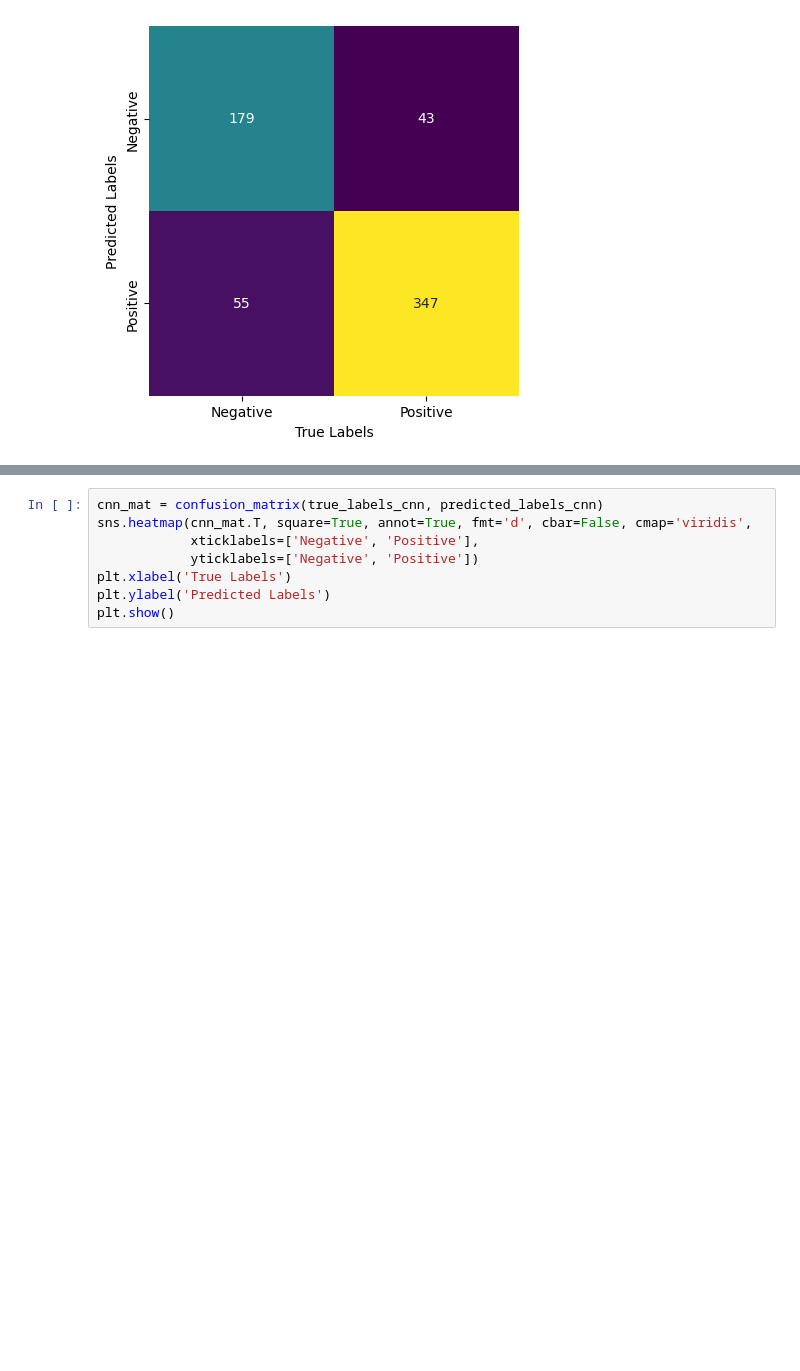
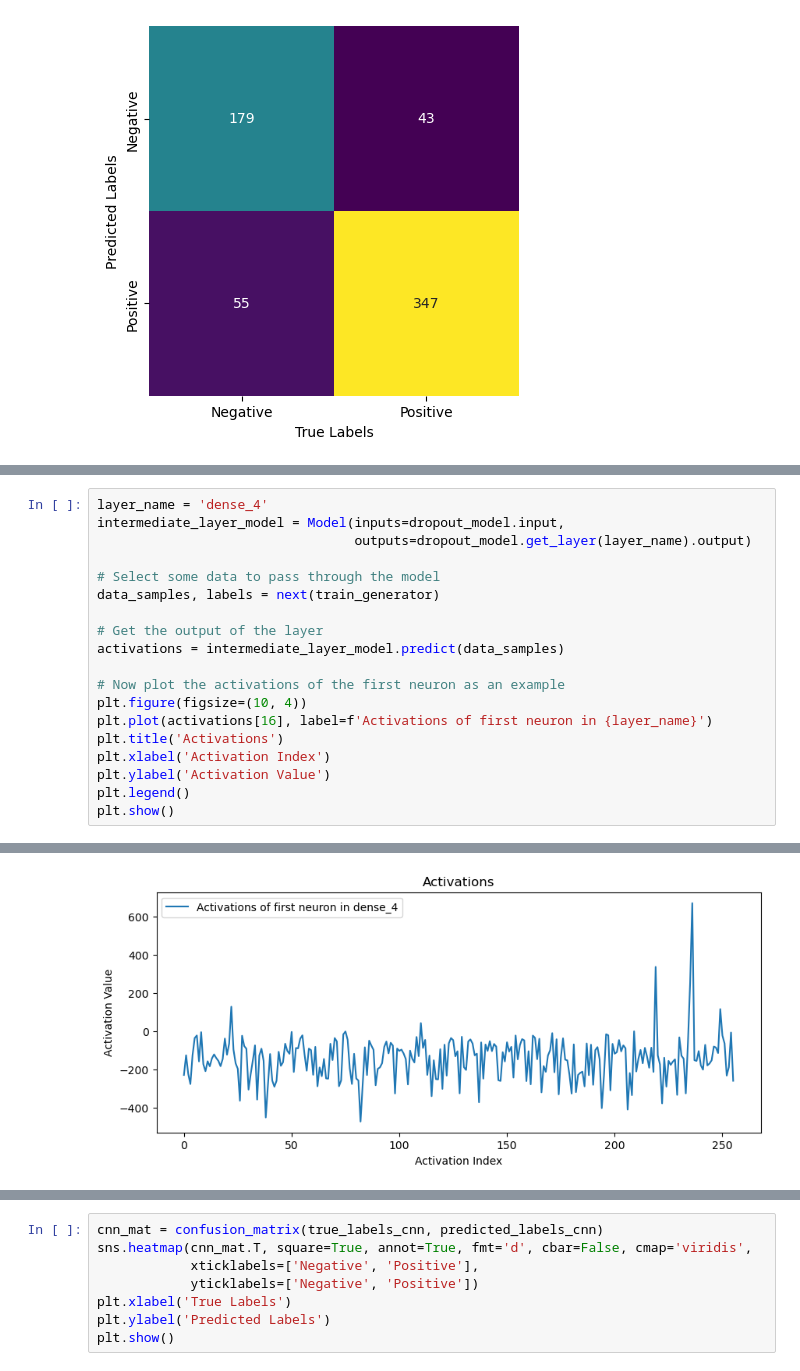
Before and after one commit to apell74/pediatric-pneumonia-deep-learning, a Jupyter notebook: phase-4-project.ipynb, the cells around one changed output, grey strips where cells are left out. Drawn from its saved outputs; the diff is of its cells as text; blank space fills up the shorter version.

```diff
--- a/phase-4-project.ipynb
+++ b/phase-4-project.ipynb
@@ -474,0 +511,20 @@ NameError: name 'baseline_model' is not defined
+# %%
+layer_name = 'dense_4'
+intermediate_layer_model = Model(inputs=dropout_model.input,
+                                 outputs=dropout_model.get_layer(layer_name).output)
+
+# Select some data to pass through the model
+data_samples, labels = next(train_generator)
+
+# Get the output of the layer
+activations = intermediate_layer_model.predict(data_samples)
+
+# Now plot the activations of the first neuron as an example
+plt.figure(figsize=(10, 4))
+plt.plot(activations[16], label=f'Activations of first neuron in {layer_name}')
+plt.title('Activations')
+plt.xlabel('Activation Index')
+plt.ylabel('Activation Value')
+plt.legend()
+plt.show()
+# %% [output]
@@ -474,0 +532 @@ NameError: name 'baseline_model' is not defined
+[figure, added]
```
Also changed, not shown: parts of 38 cells of this notebook.
